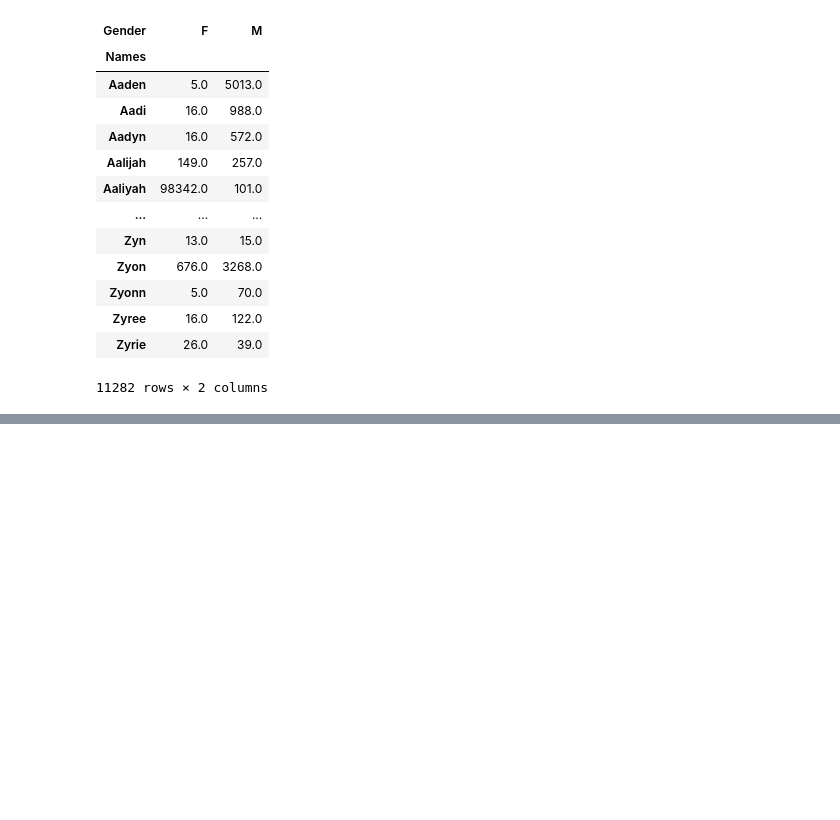
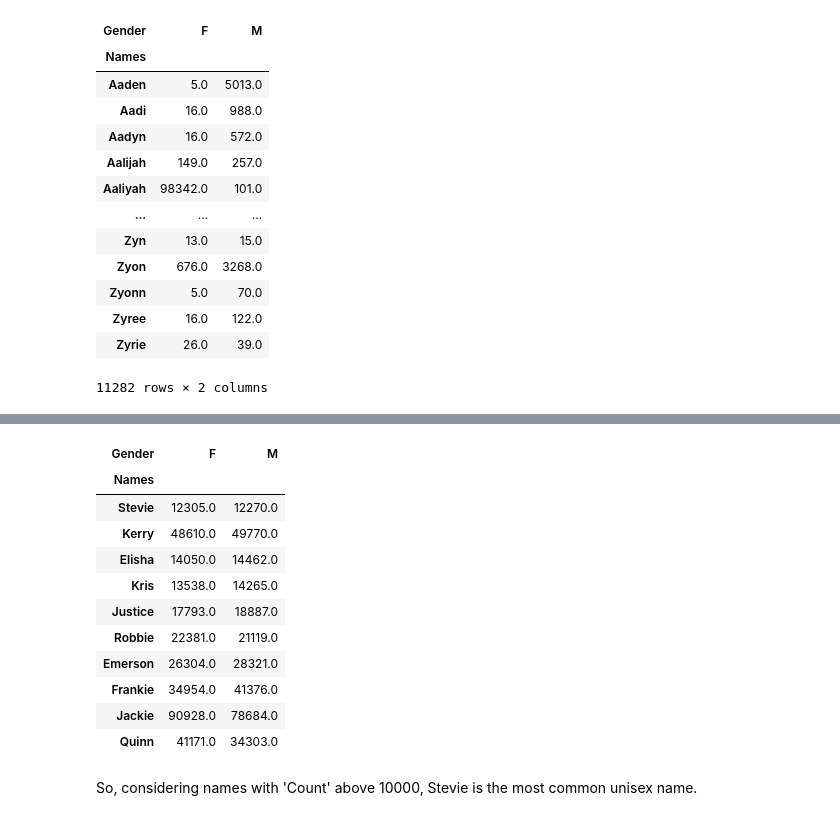
Before and after one commit to RochaErik/X-US-Baby-Names, a Jupyter notebook: EDA.ipynb, the cells around one changed output, grey strips where cells are left out. Saved outputs shown, nothing was run; the diff lists cells and outputs as text; code cells hidden in the pictures; blank space fills up the shorter version.

```diff
--- a/EDA.ipynb
+++ b/EDA.ipynb
@@ -922,0 +978,19 @@ Length: 11282, dtype: float64
+# %%
+unisex2 = abs(unisex.F.div(unisex.M).sub(1)).sort_values().index
+# %%
+unisex.loc[unisex2].head(10)
+# %% [output]
+| Gender | F | M |
+| Names |  |  |
+| Stevie | 12305.0 | 12270.0 |
+| Kerry | 48610.0 | 49770.0 |
+| Elisha | 14050.0 | 14462.0 |
+| Kris | 13538.0 | 14265.0 |
+| Justice | 17793.0 | 18887.0 |
+| Robbie | 22381.0 | 21119.0 |
+| Emerson | 26304.0 | 28321.0 |
+| Frankie | 34954.0 | 41376.0 |
+| Jackie | 90928.0 | 78684.0 |
+| Quinn | 41171.0 | 34303.0 |
+# %% [markdown]
+So, considering names with 'Count' above 10000, Stevie is the most common unisex name.
```
Also changed, not shown: parts of 7 cells of this notebook.
